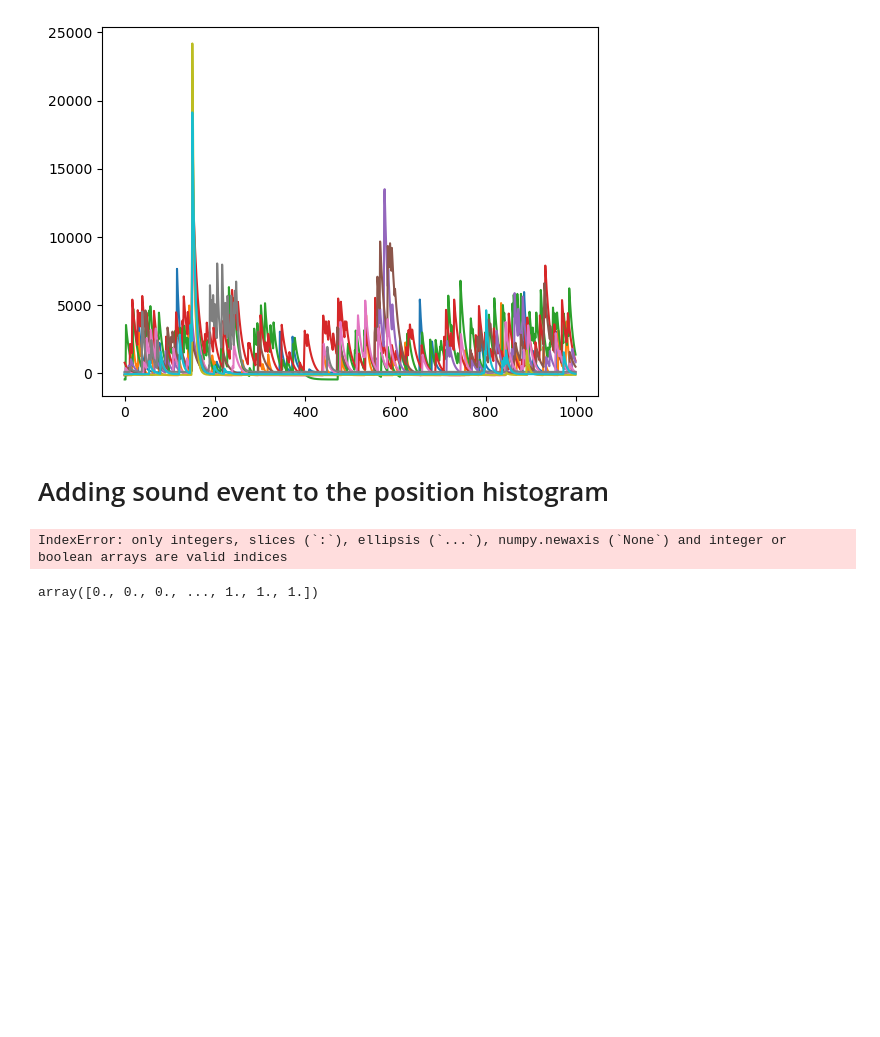
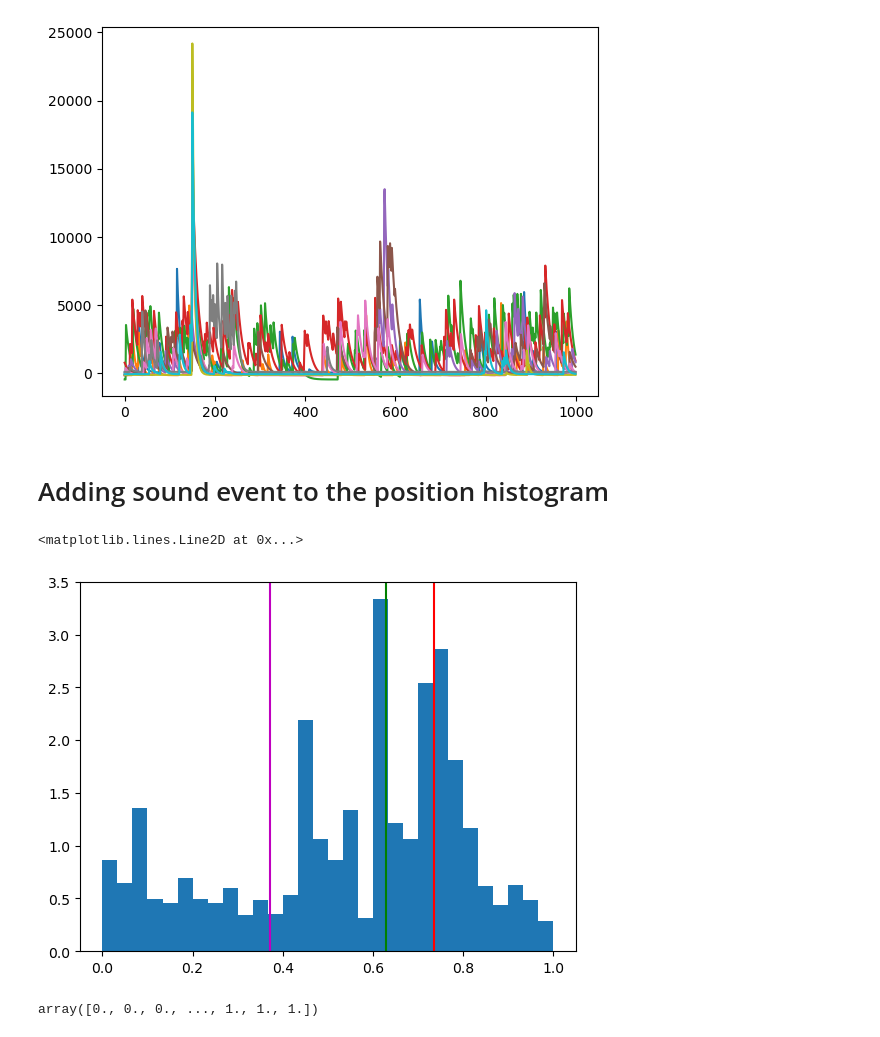
Before and after one commit to Marc-Mundo/Neurophysics_internship, a Jupyter notebook: notebooks/histogram_code.ipynb, the cells around one changed output. Saved outputs shown, nothing was run; the diff lists cells and outputs as text; code cells hidden in the pictures; blank space fills up the shorter version.

Commit message:
added the sound as event in histrogram

```diff
--- a/notebooks/histogram_code.ipynb
+++ b/notebooks/histogram_code.ipynb
@@ -141,7 +141,7 @@ def compute_feature_position(timestamp,position,min_pos,max_pos):
     norm_pos (float): normalized position of the event
     '''
 
-    pos = position[timestamp]
+    pos = position[int(timestamp)]
     norm_pos = (pos - min_pos)/(max_pos-min_pos)
     return norm_pos
 # %%
@@ -250,42 +250,40 @@ position = b_data['position']
 rz_onsets = []
 tunnel1_onsets = []
 sound_onsets = []
-
-sound_onset = np.nan_to_num(trial_data['sound_onset'], nan=0, posinf=0, neginf=0)
-sound_onset_means = np.nanmean(sound_onset.astype(int))
 
 for i in range(len(trial_data)):
     row = trial_data.iloc[i]
     onset = row['env_onset'].astype(int)
     offset = row['tunnel2_offset']
 
     pos_segment = position[onset:offset]
     min_pos = np.min(pos_segment)
     max_pos = np.max(pos_segment)
 
     rz_pos = compute_feature_position(row['reward_zone_onset'],position,min_pos,max_pos)
     rz_onsets.append(rz_pos)
 
     t1_pos = compute_feature_position(row['tunnel1_onset'],position,min_pos,max_pos)
     tunnel1_onsets.append(t1_pos)
 
-    sound_pos = compute_feature_position(sound_onset_means,position,min_pos,max_pos)
-    sound_onsets.append(sound_pos)
+    if pd.notnull(row['sound_onset']):
+        sound_pos = compute_feature_position(int(row['sound_onset']),position,min_pos,max_pos)
+        sound_onsets.append(sound_pos)
 
-    #normalize
+    # normalize
     pos_segment = (pos_segment - np.min(pos_segment))/(np.max(pos_segment)-np.min(pos_segment))
-
     if i==0:
         norm_pos = pos_segment
     else:
         norm_pos = np.hstack([norm_pos,pos_segment])
 
 plt.hist(norm_pos,bins=30,density=True);
 plt.axvline(x=np.mean(rz_onsets),c='r')
 plt.axvline(x=np.mean(tunnel1_onsets),c='g')
-plt.axvline(x=np.mean(sound_onsets),c='m')
+plt.axvline(x=np.nanmean(sound_onsets),c='m')
 # %% [output]
-IndexError: only integers, slices (`:`), ellipsis (`...`), numpy.newaxis (`None`) and integer or boolean arrays are valid indices
+<matplotlib.lines.Line2D at 0x...>
+[figure, added]
 # %%
 norm_pos # normalised array of concatenated positional values between 0-1 per trial instead x-y frames
 # %% [output]
```
Also changed, not shown: parts of 2 cells of this notebook, 1 other file.
